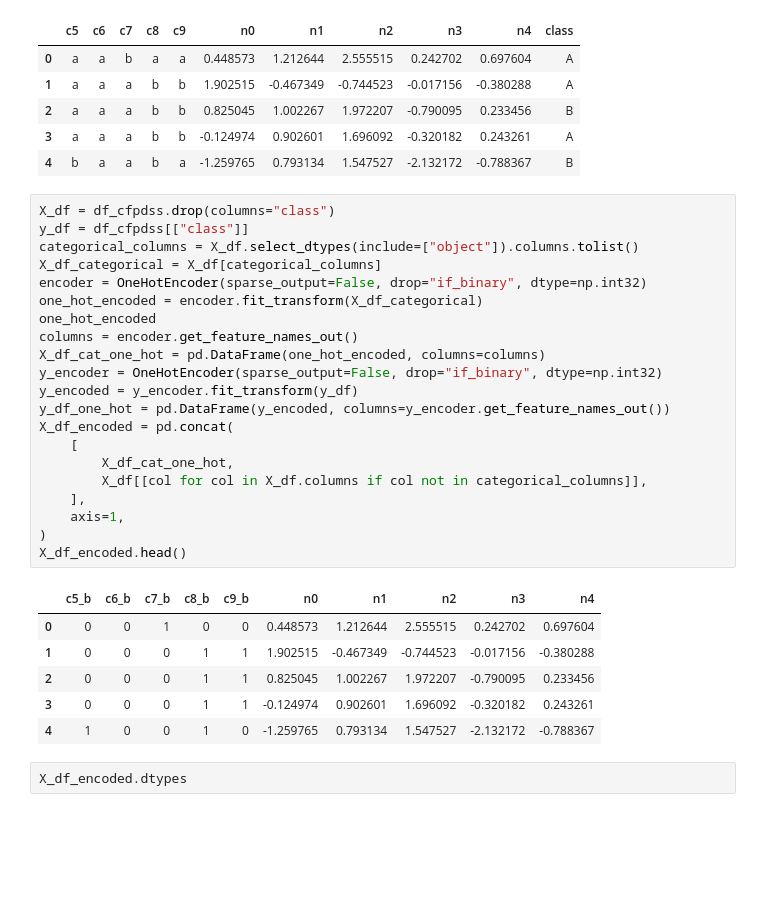
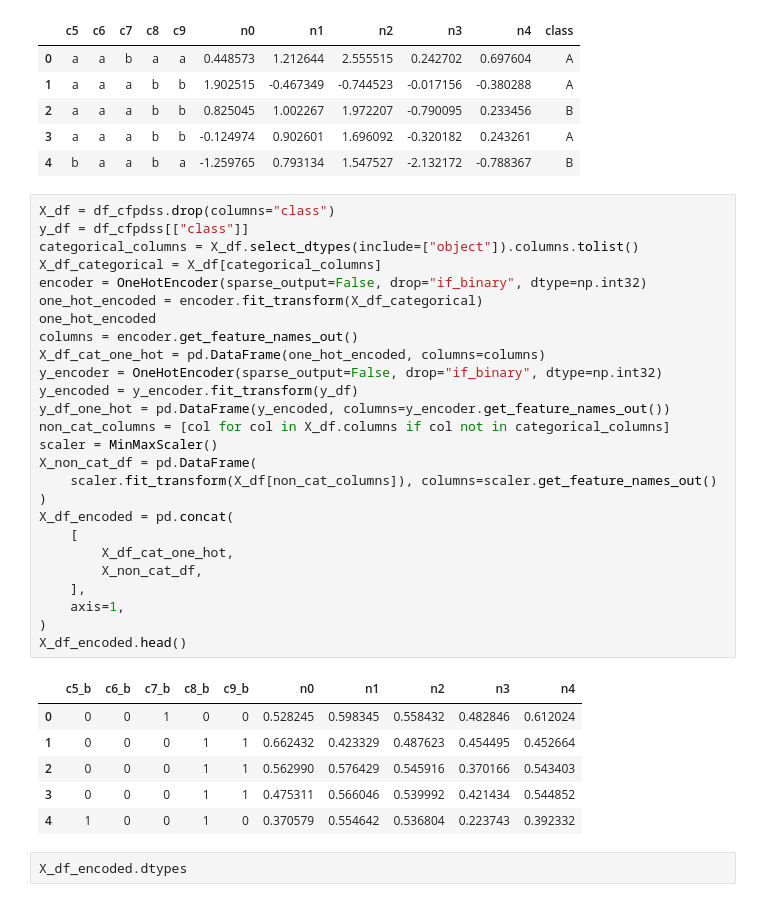
Before and after one commit to aditya0by0/stream-viz, a Jupyter notebook: notebooks/ConceptDrift.ipynb, the cells around one changed output. Cells and saved outputs as stored; diff of their text form; blank space fills up the shorter version.

```diff
--- a/notebooks/ConceptDrift.ipynb
+++ b/notebooks/ConceptDrift.ipynb
@@ -22,31 +22,36 @@ df_cfpdss.head()
 # %%
 X_df = df_cfpdss.drop(columns="class")
 y_df = df_cfpdss[["class"]]
 categorical_columns = X_df.select_dtypes(include=["object"]).columns.tolist()
 X_df_categorical = X_df[categorical_columns]
 encoder = OneHotEncoder(sparse_output=False, drop="if_binary", dtype=np.int32)
 one_hot_encoded = encoder.fit_transform(X_df_categorical)
 one_hot_encoded
 columns = encoder.get_feature_names_out()
 X_df_cat_one_hot = pd.DataFrame(one_hot_encoded, columns=columns)
 y_encoder = OneHotEncoder(sparse_output=False, drop="if_binary", dtype=np.int32)
 y_encoded = y_encoder.fit_transform(y_df)
 y_df_one_hot = pd.DataFrame(y_encoded, columns=y_encoder.get_feature_names_out())
+non_cat_columns = [col for col in X_df.columns if col not in categorical_columns]
+scaler = MinMaxScaler()
+X_non_cat_df = pd.DataFrame(
+    scaler.fit_transform(X_df[non_cat_columns]), columns=scaler.get_feature_names_out()
+)
 X_df_encoded = pd.concat(
     [
         X_df_cat_one_hot,
-        X_df[[col for col in X_df.columns if col not in categorical_columns]],
+        X_non_cat_df,
     ],
     axis=1,
 )
 X_df_encoded.head()
 # %% [output]
 |  | c5_b | c6_b | c7_b | c8_b | c9_b | n0 | n1 | n2 | n3 | n4 |
-| 0 | 0 | 0 | 1 | 0 | 0 | 0.448573 | 1.212644 | 2.555515 | 0.242702 | 0.697604 |
-| 1 | 0 | 0 | 0 | 1 | 1 | 1.902515 | -0.467349 | -0.744523 | -0.017156 | -0.380288 |
-| 2 | 0 | 0 | 0 | 1 | 1 | 0.825045 | 1.002267 | 1.972207 | -0.790095 | 0.233456 |
-| 3 | 0 | 0 | 0 | 1 | 1 | -0.124974 | 0.902601 | 1.696092 | -0.320182 | 0.243261 |
-| 4 | 1 | 0 | 0 | 1 | 0 | -1.259765 | 0.793134 | 1.547527 | -2.132172 | -0.788367 |
+| 0 | 0 | 0 | 1 | 0 | 0 | 0.528245 | 0.598345 | 0.558432 | 0.482846 | 0.612024 |
+| 1 | 0 | 0 | 0 | 1 | 1 | 0.662432 | 0.423329 | 0.487623 | 0.454495 | 0.452664 |
+| 2 | 0 | 0 | 0 | 1 | 1 | 0.562990 | 0.576429 | 0.545916 | 0.370166 | 0.543403 |
+| 3 | 0 | 0 | 0 | 1 | 1 | 0.475311 | 0.566046 | 0.539992 | 0.421434 | 0.544852 |
+| 4 | 1 | 0 | 0 | 1 | 0 | 0.370579 | 0.554642 | 0.536804 | 0.223743 | 0.392332 |
 # %%
 X_df_encoded.dtypes
 # %% [output]
```
Also changed, not shown: parts of 1 cell of this notebook, 4 other files.
